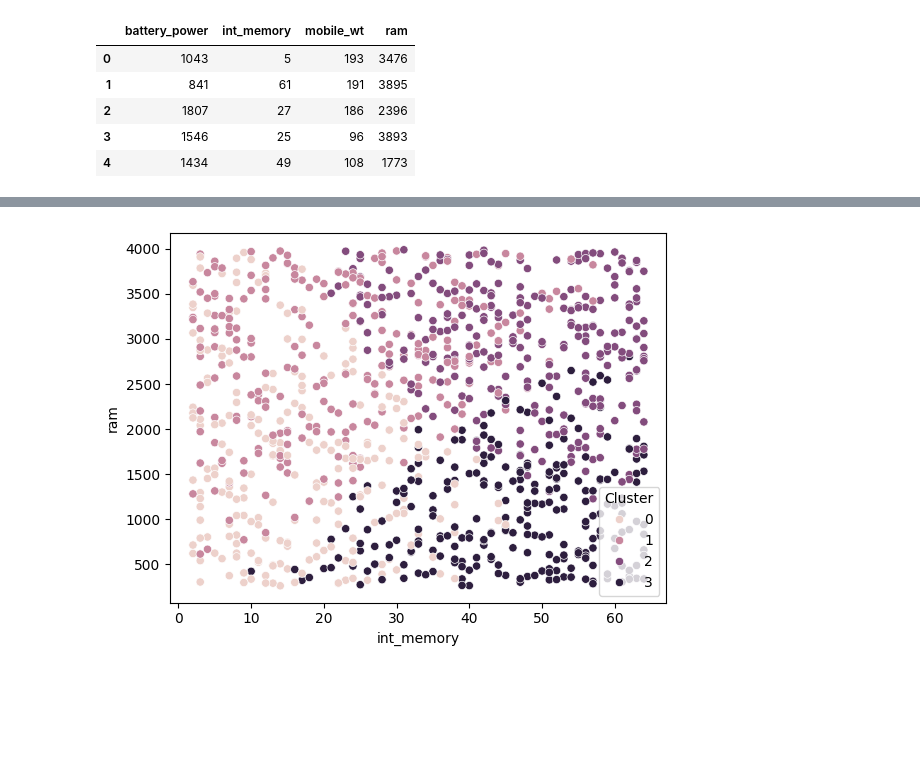
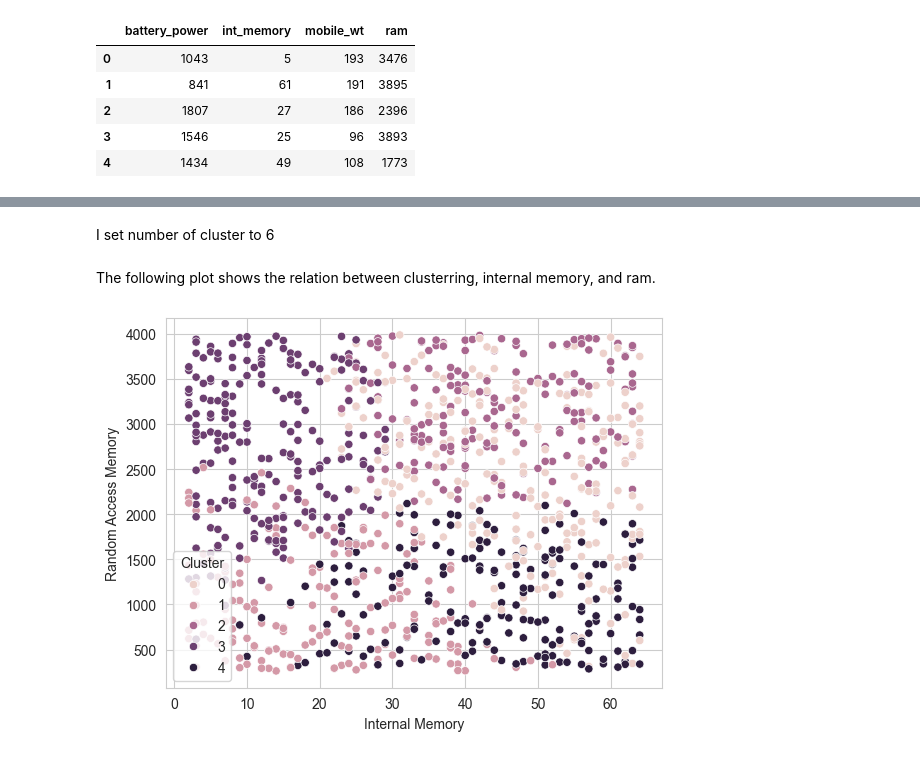
Before and after one commit to rtava/MLProject, a Jupyter notebook: posts/K_Mean/K-Mean.ipynb, the cells around one changed output, grey strips where cells are left out. Cells and saved outputs as stored; diff of their text form; code cells hidden in the pictures; blank space fills up the shorter version.

```diff
--- a/posts/K_Mean/K-Mean.ipynb
+++ b/posts/K_Mean/K-Mean.ipynb
@@ -24,7 +24,7 @@ I used the data-set from kaggle website ([data-set](https://www.kaggle.com/datas
 |ram|Random Access Memory in Megabytes|
 # %%
 import pandas as pd
-df = pd.read_csv("C:\\Users\\rtava\\OneDrive\\Documents\\Git\\MLProject\\posts\\K_Mean\\Mobile_dataset.csv")
+df = pd.read_csv("https://raw.githubusercontent.com/rtava/MLProject/master/posts/K_Mean/Mobile_dataset.csv")
 df = df[['battery_power','int_memory','mobile_wt','ram']]
 # %%
 df.head()
@@ -75,0 +73,13 @@ plt.show();
+# %%
+import seaborn as sns
+import matplotlib.pyplot as plt
+
+sns.set_style("whitegrid")
+a = sns.lineplot(x= range(1, 21), y = inertias)
+b = sns.scatterplot(x= range(1, 21), y = inertias)
+
+b.set_xticks(range(1,21))
+b.set_xlabel("Number of Clusters")
+b.set_ylabel("Cost Function (Inertia)")
+
+plt.show();
@@ -76,5 +88,19 @@ plt.show();
+# %% [markdown]
+I set number of cluster to 6
+# %%
+k_means = KMeans(init = "k-means++", n_clusters = 6,
+                 n_init=12, random_state=42)
+
+k_means.fit(x_data)
+df['Cluster'] = k_means.labels_
+# %% [markdown]
+The following plot shows the relation between clusterring, internal memory, and ram.
 # %%
 import seaborn as sns
-sns.scatterplot(data=df, x="int_memory", y="ram", hue="Cluster");
+g = sns.scatterplot(data=df, x="int_memory", y="ram", hue="Cluster")
+g.set_xlabel("Internal Memory")
+g.set_ylabel("Random Access Memory")
+
+plt.show();
 # %% [output]
-[figure, old version]
+[figure, new version]
```
Also changed, not shown: parts of 10 cells of this notebook, 8 other files.
